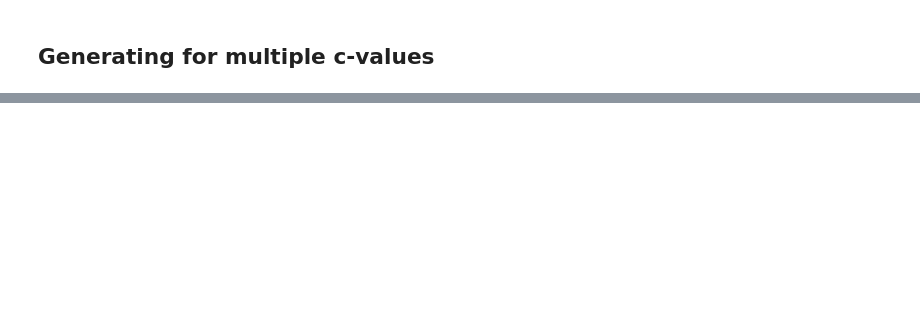
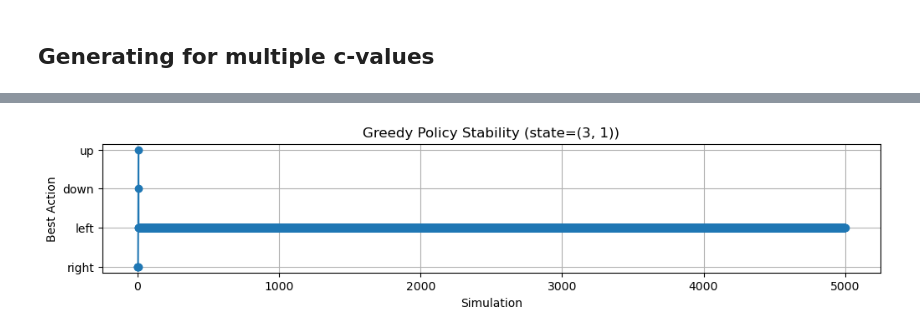
Before and after one commit to A-N1khil/compsci687-final-project, a Jupyter notebook: mcts.ipynb, the cells around one changed output, grey strips where cells are left out. Saved outputs shown, nothing was run; the diff lists cells and outputs as text; code cells hidden in the pictures; blank space fills up the shorter version.

```diff
--- a/mcts.ipynb
+++ b/mcts.ipynb
@@ -97,0 +171,12 @@ KeyError: (2, 1)
+# %%
+plt.figure(figsize=(12, 2))
+root_state = (3,1)
+_, _, policy_history = diagnostics_data[root_state]
+plt.plot(policy_history, marker='o')
+plt.title(f"Greedy Policy Stability (state={root_state})")
+plt.xlabel("Simulation")
+plt.ylabel("Best Action")
+plt.grid(True)
+plt.show()
+# %% [output]
+[figure, added]
```
Also changed, not shown: parts of 12 cells of this notebook, 6 other files.
